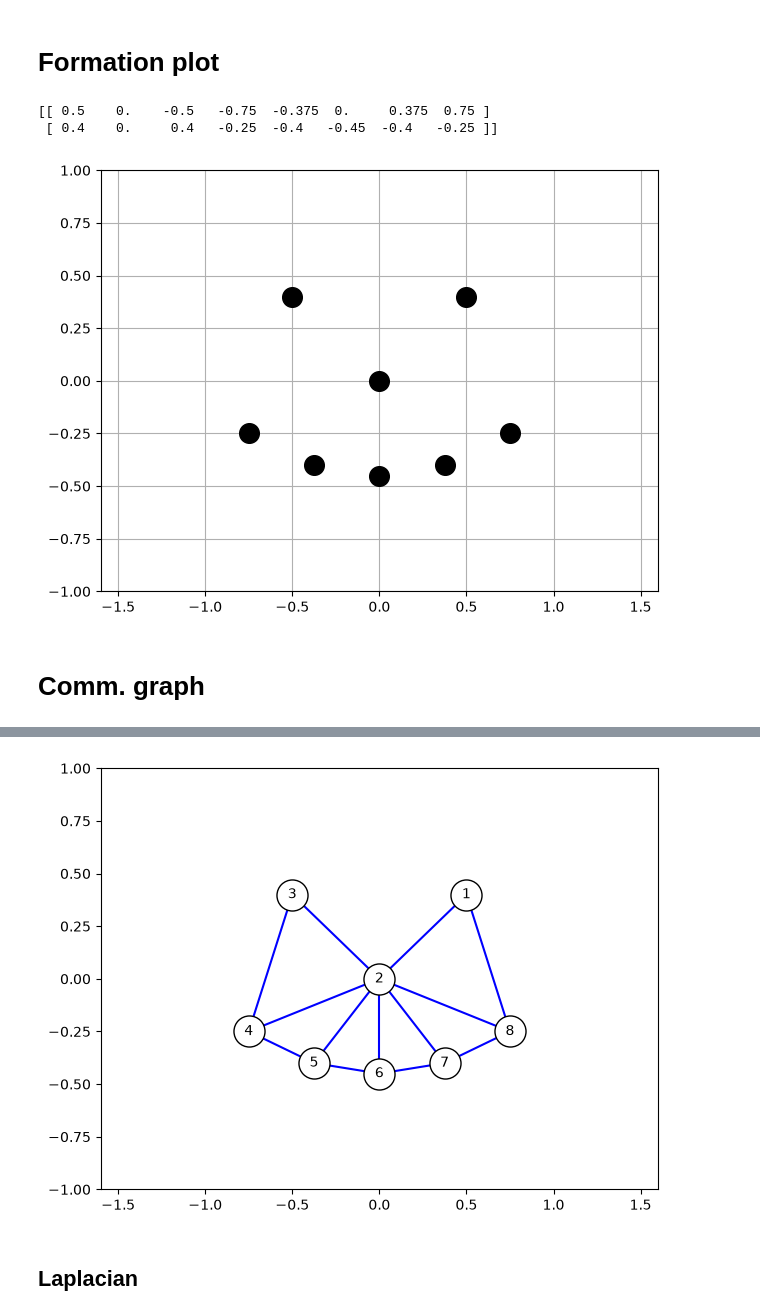
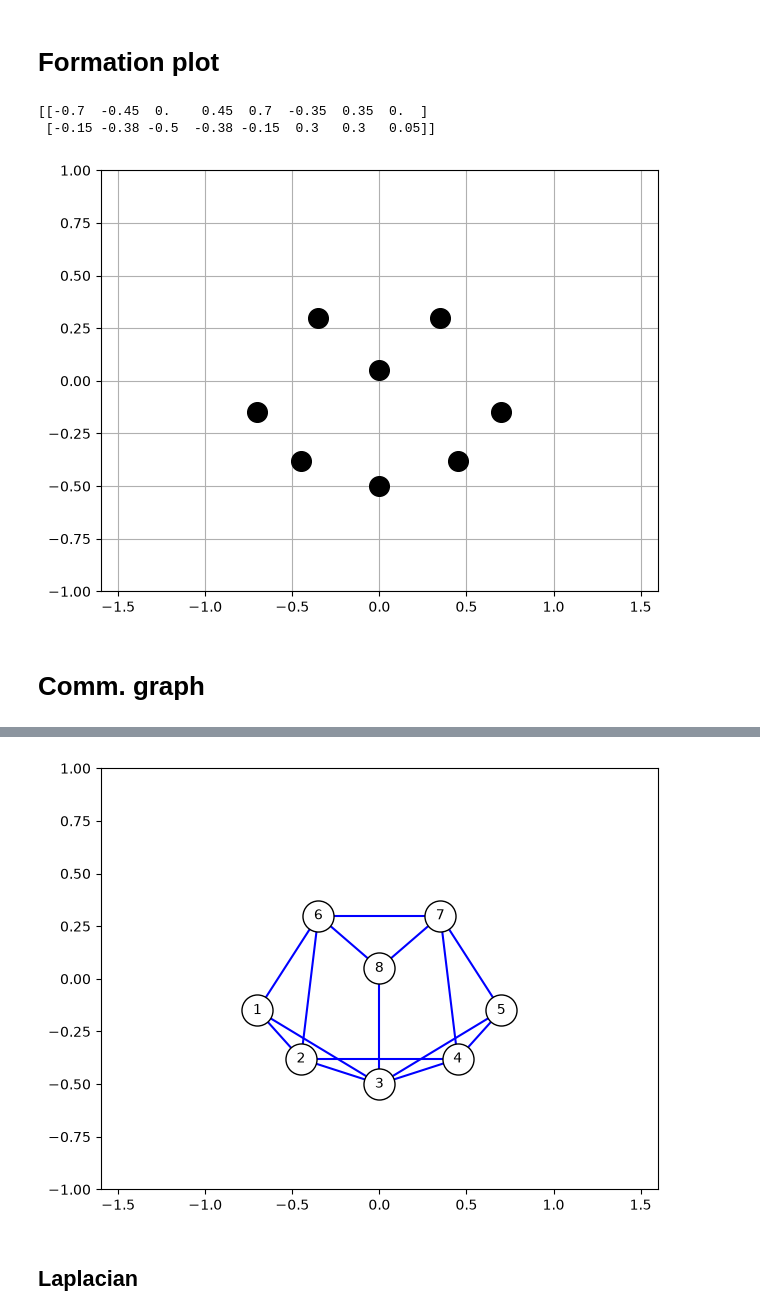
Before and after one commit to arunv54/MAE6870_hw3, a Jupyter notebook: bin/formation_a.ipynb, the cells around one changed output, grey strips where cells are left out. Saved outputs shown, nothing was run; the diff lists cells and outputs as text; code cells hidden in the pictures.

```diff
--- a/bin/formation_a.ipynb
+++ b/bin/formation_a.ipynb
@@ -4,8 +4,10 @@ import matplotlib.pyplot as plt
 # %% [markdown]
 # Formation plot
 # %%
-x = np.array([[0.5,0,-0.5,-0.75,-0.375,0,0.375,0.75],
-              [0.4,0,0.4,-0.25,-0.4,-0.45,-0.4,-0.25]])
+x = np.array([[-0.65, -0.325, 0.00, 0.325, 0.65, -0.35, 0.35, 0.00],
+    [-0.15, -0.30, -0.35, -0.30, -0.15, 0.25, 0.25, 0.05]])
+x = np.array([[-0.7, -0.45, 0.00, 0.45, 0.7, -0.35, 0.35, 0.00],
+              [-0.15, -0.38, -0.5, -0.38, -0.15, 0.3, 0.3, 0.05]])
 print(x)
 fig, ax = plt.subplots(1,1,layout='tight')
 ax.grid()
@@ -16,27 +18,60 @@ for i in range(len(x[0,:])):
     ax.scatter(x[0,i],x[1,i],s=200,color='black')
 plt.show()
 # %% [output]
-[[ 0.5    0.    -0.5   -0.75  -0.375  0.     0.375  0.75 ]
- [ 0.4    0.     0.4   -0.25  -0.4   -0.45  -0.4   -0.25 ]]
+[[-0.7  -0.45  0.    0.45  0.7  -0.35  0.35  0.  ]
+ [-0.15 -0.38 -0.5  -0.38 -0.15  0.3   0.3   0.05]]
-[figure, old version]
+[figure, new version]
 # %% [markdown]
 # Comm. graph
 # %%
-x = np.array([[0.5,0,-0.5,-0.75,-0.375,0,0.375,0.75],
-              [0.4,0,0.4,-0.25,-0.4,-0.45,-0.4,-0.25]])
-print(x)
-adjacency_mat = np.zeros((x.shape[1],x.shape[1]))
-distance_mat = np.zeros((x.shape[1],x.shape[1]))
-for i in range(-1,len(adjacency_mat)-1):
-    adjacency_mat[i,i+1] = 1
-    adjacency_mat[1,i+1] = 1
-adjacency_mat[1,1] = 0; adjacency_mat[1,0] = 0
-#adjacency_mat [1,1] = 0
+# adjacency_mat = np.zeros((x.shape[1],x.shape[1]))
+# for i in range(-1,len(adjacency_mat)-1):
+#     adjacency_mat[i,i+1] = 1
+# #     adjacency_mat[1,i+1] = 1
+# # adjacency_mat[1,1] = 0; adjacency_mat[1,0] = 0
+# #adjacency_mat [1,1] = 0
 # adjacency_mat[0,6] = 1
 # adjacency_mat[1,5] = 1; adjacency_mat[1,6] = 1
 # adjacency_mat[2,4] = 1; adjacency_mat[2,5] = 1
-#adjacency_mat[3,7] = 1
-adjacency_mat = adjacency_mat + adjacency_mat.transpose()
+# adjacency_mat[3,7] = 1
+# adjacency_mat = adjacency_mat + adjacency_mat.transpose()
+# # print(adjacency_mat)
+
+
+# Initialize adjacency matrix
+adjacency_mat = np.zeros((8, 8), dtype=int)
+distance_mat = np.zeros((8,8))
+
+# Define undirected communication edges
+edges = [
+    # Smile (robots 1-5)
+    (1, 2),
+    (2, 3),
+    (3, 4),
+    (4, 5),
+    (1, 3),
+    (2, 4),
+    (3, 5),
+
+    # Eyes (robots 6-7)
+    (1, 6),
+    (2, 6),
+    (4, 7),
+    (5, 7),
+    (6, 7),
+
+    # Nose (robot 8)
+    (3, 8),
+    (6, 8),
+    (7, 8)
+]
+
+# Populate adjacency matrix
+for i, j in edges:
+    adjacency_mat[i-1, j-1] = 1
+    adjacency_mat[j-1, i-1] = 1
+
+print("Adjacency matrix:")
 print(adjacency_mat)
 
 fig, ax = plt.subplots(1,1,layout='tight')
@@ -74,4 +109,4 @@ plt.show()
-[figure, old version]
+[figure, new version]
 # %% [markdown]
 ## Laplacian
 # %%
```
Also changed, not shown: parts of 1 cell of this notebook, 5 other files.
